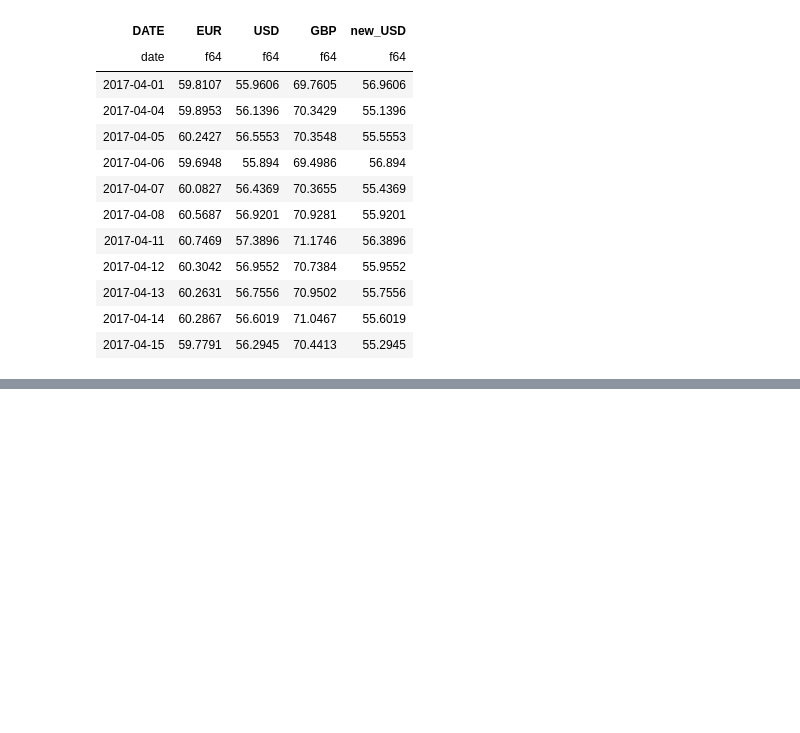
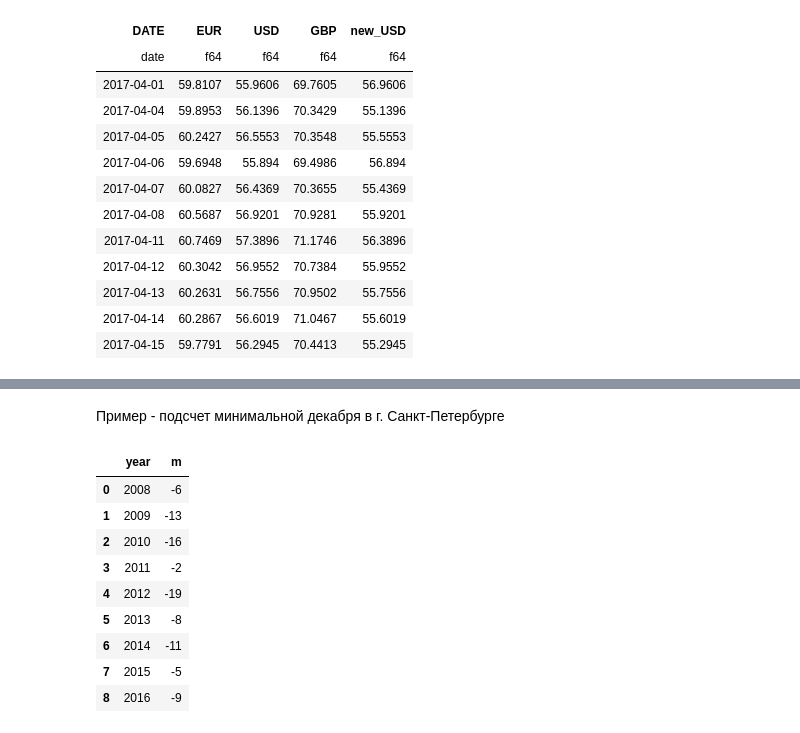
Before and after one commit to alexmk7/python-2023, a Jupyter notebook: 04.Pandas_Introduction.ipynb, the cells around one changed output, grey strips where cells are left out. Saved outputs shown, nothing was run; the diff lists cells and outputs as text; code cells hidden in the pictures; blank space fills up the shorter version.

```diff
--- a/04.Pandas_Introduction.ipynb
+++ b/04.Pandas_Introduction.ipynb
@@ -673,0 +754,26 @@ shape: (11, 5)
+# %% [markdown]
+Пример - подсчет минимальной декабря в г. Санкт-Петербурге
+# %%
+df = pd.read_csv("data/weather.csv", index_col=0, parse_dates=[0])
+df.to_sql("weather", engine, if_exists="replace")
+
+pd.read_sql_query(
+    """
+        SELECT strftime('%Y', Day) AS year, MIN(t) as m
+        FROM weather
+        WHERE strftime('%m', Day) = '12'
+        GROUP BY year
+    """,
+    engine
+)
+# %% [output]
+|  | year | m |
+| 0 | 2008 | -6 |
+| 1 | 2009 | -13 |
+| 2 | 2010 | -16 |
+| 3 | 2011 | -2 |
+| 4 | 2012 | -19 |
+| 5 | 2013 | -8 |
+| 6 | 2014 | -11 |
+| 7 | 2015 | -5 |
+| 8 | 2016 | -9 |
```
Also changed, not shown: parts of 12 cells of this notebook, 1 other file.
